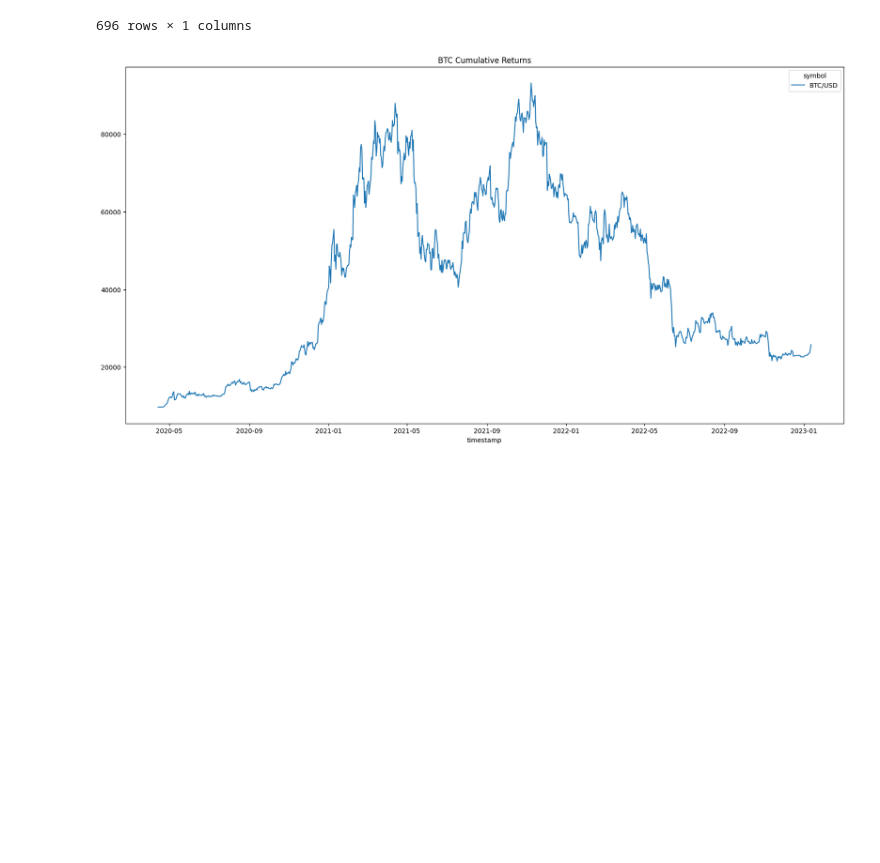
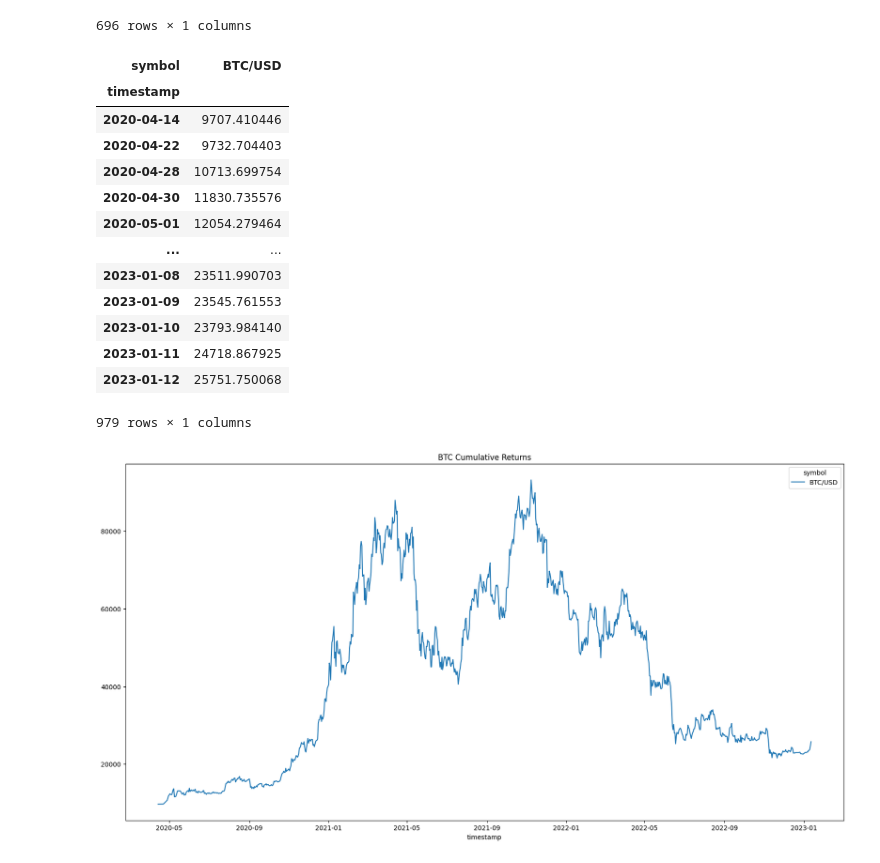
Before and after one commit to jordan-gilmartin/Alpaca-API-Data, a Jupyter notebook: Alpaca-API-Data.ipynb, the cells around one changed output. Saved outputs shown, nothing was run; the diff lists cells and outputs as text; code cells hidden in the pictures; blank space fills up the shorter version.

```diff
--- a/Alpaca-API-Data.ipynb
+++ b/Alpaca-API-Data.ipynb
@@ -663,9 +663,25 @@ TLT_cumprod
 | 2023-01-12 | 0.652735 |
 696 rows × 1 columns
 # %%
-# Running cumulative return against initial investment to obtain current market value of investment
+# Running cumulative return against initial investment to obtain current market value of investment in BTC
 initial_investment = 10000
 btc_profit = initial_investment * BTC_cumprod
+btc_profit
+# %% [output]
+| symbol | BTC/USD |
+| timestamp |  |
+| 2020-04-14 | 9707.410446 |
+| 2020-04-22 | 9732.704403 |
+| 2020-04-28 | 10713.699754 |
+| 2020-04-30 | 11830.735576 |
+| 2020-05-01 | 12054.279464 |
+| ... | ... |
+| 2023-01-08 | 23511.990703 |
+| 2023-01-09 | 23545.761553 |
+| 2023-01-10 | 23793.984140 |
+| 2023-01-11 | 24718.867925 |
+| 2023-01-12 | 25751.750068 |
+979 rows × 1 columns
 # %%
 # Plot performance and save to Images
 import matplotlib.pyplot as plt
```
Also changed, not shown: parts of 2 cells of this notebook, 1 other file.
